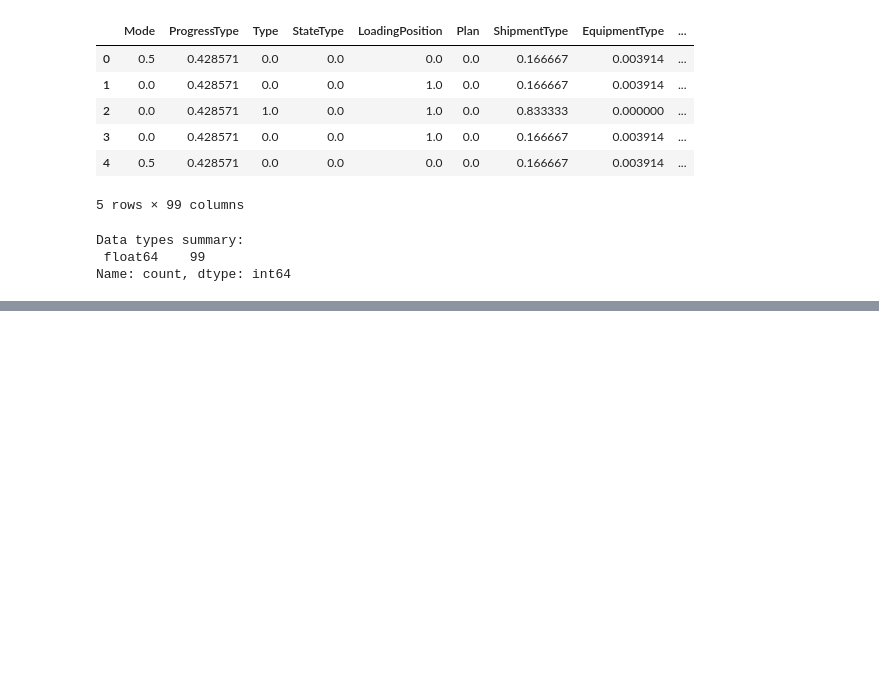
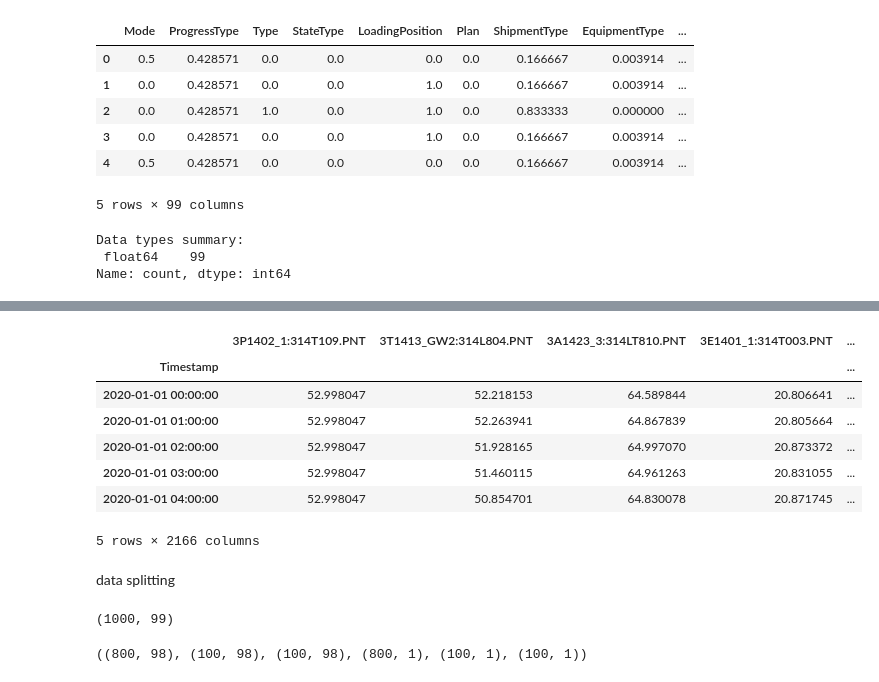
Before and after one commit to Rain-Elutions/Data-Processing-Automation, a Jupyter notebook: test.ipynb, the cells around one changed output, grey strips where cells are left out. Cells and saved outputs as stored; diff of their text form; code cells hidden in the pictures; blank space fills up the shorter version.

```diff
--- a/test.ipynb
+++ b/test.ipynb
@@ -311,0 +404,24 @@ Name: count, dtype: int64
+# %%
+df = dp.data_resampling(df, 'h')
+df.head()
+# %% [output]
+|  | 3P1402_1:314T109.PNT | 3T1413_GW2:314L804.PNT | 3A1423_3:314LT810.PNT | 3E1401_1:314T003.PNT | ... |
+| Timestamp |  |  |  |  | ... |
+| 2020-01-01 00:00:00 | 52.998047 | 52.218153 | 64.589844 | 20.806641 | ... |
+| 2020-01-01 01:00:00 | 52.998047 | 52.263941 | 64.867839 | 20.805664 | ... |
+| 2020-01-01 02:00:00 | 52.998047 | 51.928165 | 64.997070 | 20.873372 | ... |
+| 2020-01-01 03:00:00 | 52.998047 | 51.460115 | 64.961263 | 20.831055 | ... |
+| 2020-01-01 04:00:00 | 52.998047 | 50.854701 | 64.830078 | 20.871745 | ... |
+5 rows × 2166 columns
+# %% [markdown]
+data splitting
+# %%
+df = data_exp.load_data('./data/coyote_0731_1000.xlsx', parse_dates=False, index_col=False)
+df.shape
+# %% [output]
+(1000, 99)
+# %%
+X_train, X_val, X_test, y_train, y_val, y_test = dp.data_splitting(df, [cfg.target_var.coyote])
+X_train.shape, X_val.shape, X_test.shape, y_train.shape, y_val.shape, y_test.shape
+# %% [output]
+((800, 98), (100, 98), (100, 98), (800, 1), (100, 1), (100, 1))
```
Also changed, not shown: parts of 23 cells of this notebook, 5 other files.
